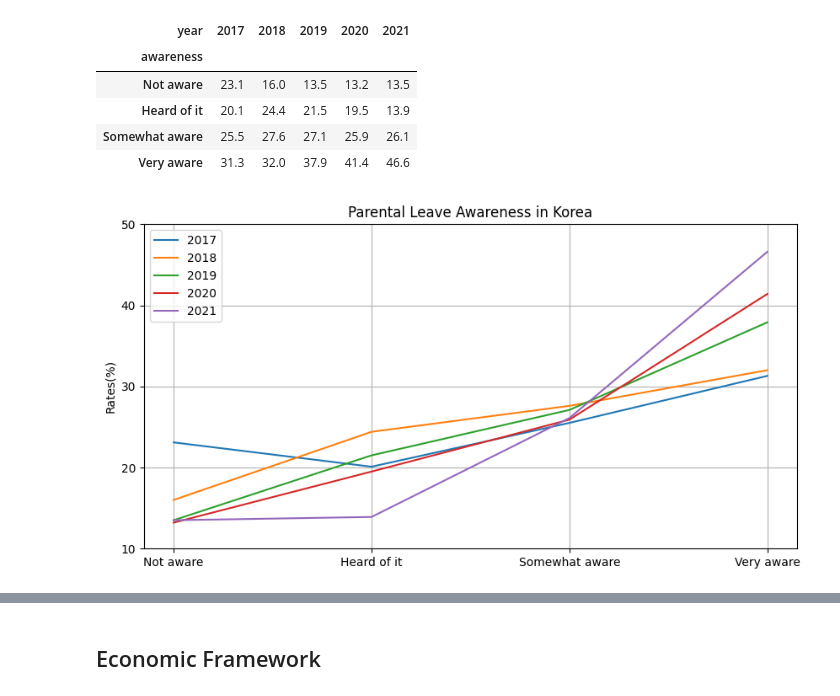
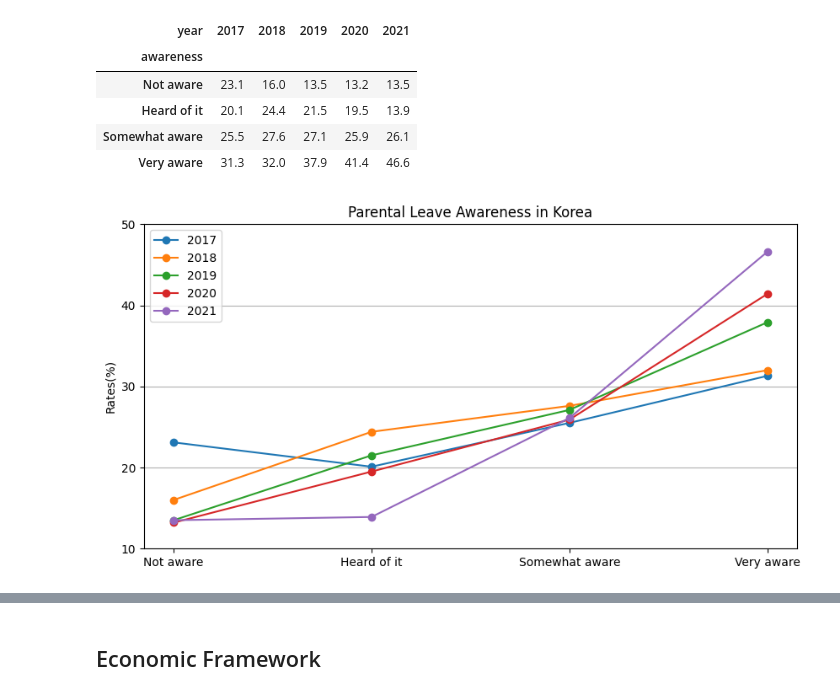
Before and after one commit to ikkjun/Declining_Fertility_Rates, a Jupyter notebook: Declining_Fertility_Rates.ipynb, the cells around one changed output, grey strips where cells are left out. Cells and saved outputs as stored; diff of their text form; code cells hidden in the pictures.

```diff
--- a/Declining_Fertility_Rates.ipynb
+++ b/Declining_Fertility_Rates.ipynb
@@ -578,19 +506,0 @@ show()
-# %%
-import matplotlib.pyplot as plt
-
-# Create some sample data
-x = [1, 2, 3, 4, 5]
-y1 = [2, 4, 6, 8, 10]
-y2 = [1, 3, 5, 7, 9]
-
-# Plot the data and assign labels
-plt.plot(x, y1, label='Line 1')
-plt.plot(x, y2, label='Line 2')
-
-# Create the legend with multiple elements
-handles = plt.gca().get_lines()
-labels = ['Element 1', 'Element 2']
-plt.legend(handles, labels)
-
-# Show the plot
-plt.show()
@@ -647,22 +555,22 @@ result
 # %%
 plt.figure(figsize=(10, 5))
 
-plt.plot(result['2017'], label='2017')
-plt.plot(result['2018'], label='2018')
-plt.plot(result['2019'], label='2019')
-plt.plot(result['2020'], label='2020')
-plt.plot(result['2021'], label='2021')
+plt.plot(result['2017'], label='2017', marker='o', linestyle='-')
+plt.plot(result['2018'], label='2018', marker='o', linestyle='-')
+plt.plot(result['2019'], label='2019', marker='o', linestyle='-')
+plt.plot(result['2020'], label='2020', marker='o', linestyle='-')
+plt.plot(result['2021'], label='2021', marker='o', linestyle='-')
 
 plt.ylim(10,50)
 plt.xticks(range(len(result)))
 plt.yticks(np.arange(10, 51, 10))
 plt.legend()
 
 plt.ylabel('Rates(%)')
 plt.title('Parental Leave Awareness in Korea')
 
-plt.grid()
+plt.grid(axis='y')
 
 plt.show()
 # %% [output]
-[figure, old version]
+[figure, new version]
```
Also changed, not shown: parts of 6 cells of this notebook.
